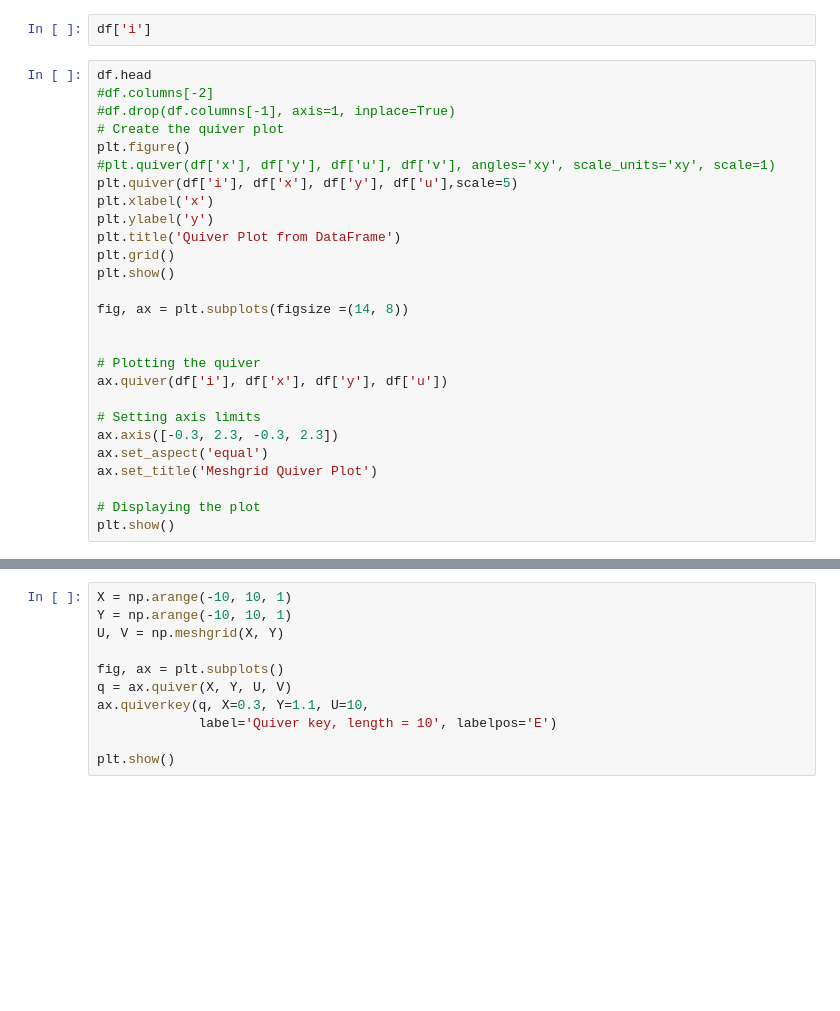
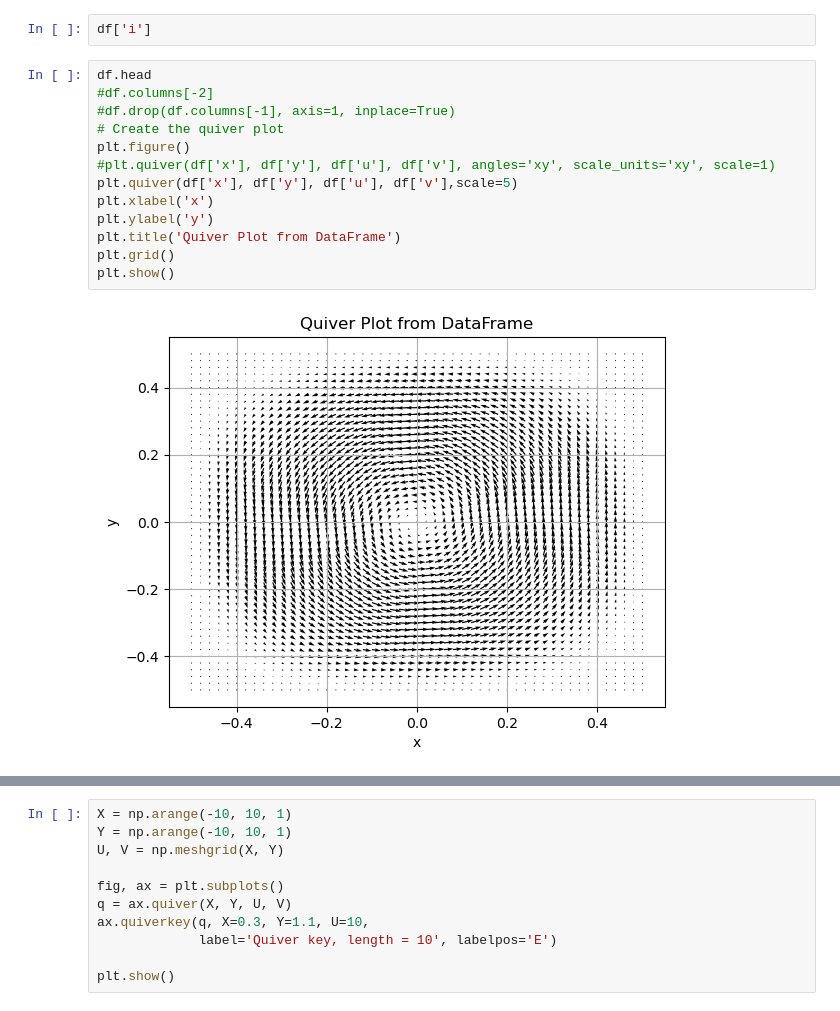
Before and after one commit to mksreed/Fortran, a Jupyter notebook: quiverplot.ipynb, the cells around one changed output, grey strips where cells are left out. Drawn from its saved outputs; the diff is of its cells as text; blank space fills up the shorter version.

```diff
--- a/quiverplot.ipynb
+++ b/quiverplot.ipynb
@@ -32,27 +34,15 @@ df['i']
 # %%
 df.head
 #df.columns[-2]
 #df.drop(df.columns[-1], axis=1, inplace=True)
 # Create the quiver plot
 plt.figure()
 #plt.quiver(df['x'], df['y'], df['u'], df['v'], angles='xy', scale_units='xy', scale=1)
-plt.quiver(df['i'], df['x'], df['y'], df['u'],scale=5)
+plt.quiver(df['x'], df['y'], df['u'], df['v'],scale=5)
 plt.xlabel('x')
 plt.ylabel('y')
 plt.title('Quiver Plot from DataFrame')
 plt.grid()
 plt.show()
-
-fig, ax = plt.subplots(figsize =(14, 8))
-
-
-# Plotting the quiver
-ax.quiver(df['i'], df['x'], df['y'], df['u'])
-
-# Setting axis limits
-ax.axis([-0.3, 2.3, -0.3, 2.3])
-ax.set_aspect('equal')
-ax.set_title('Meshgrid Quiver Plot')
-
-# Displaying the plot
-plt.show()
+# %% [output]
+[figure, added]
```
Also changed, not shown: parts of 4 cells of this notebook, 1 other file.
